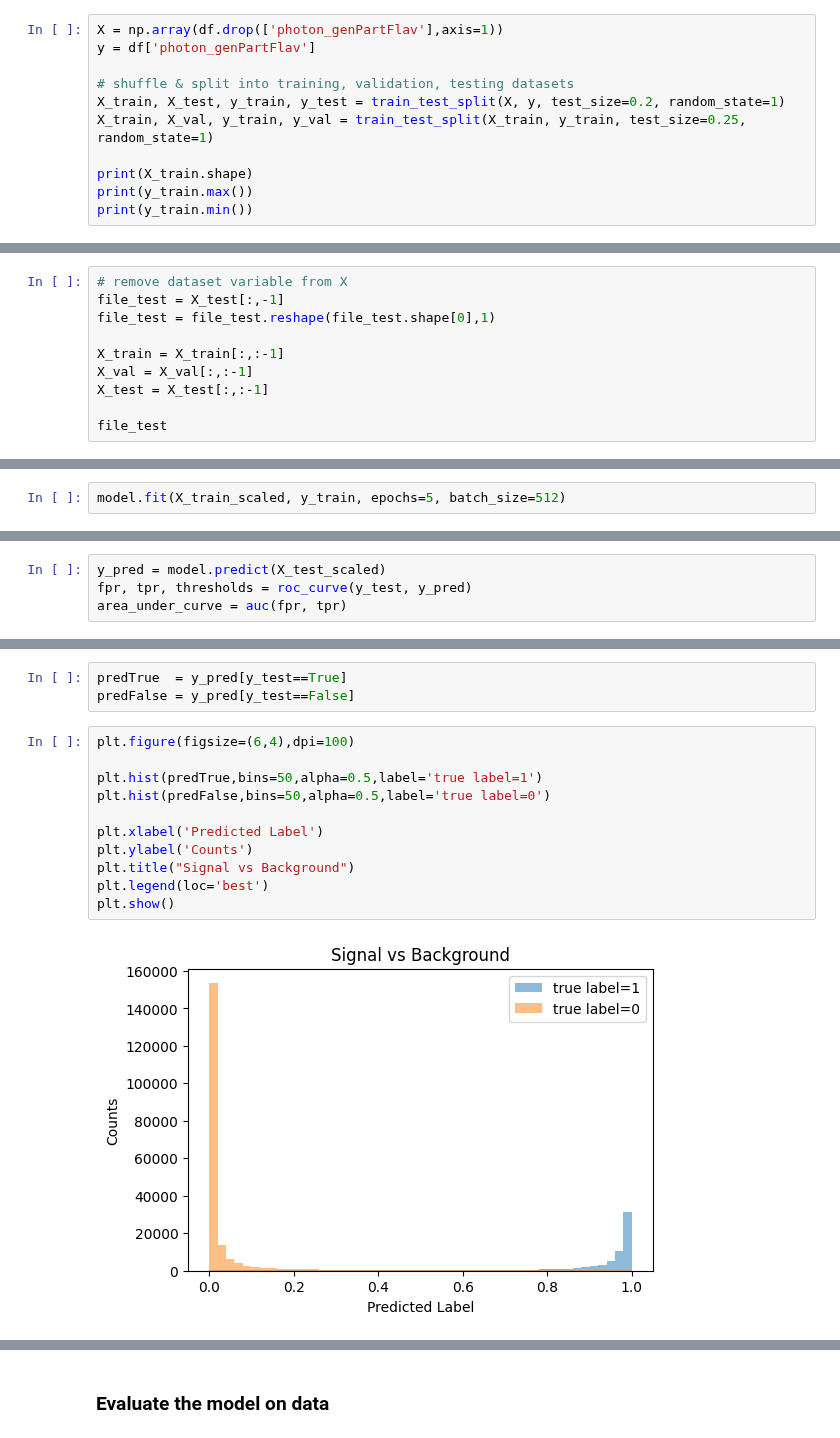
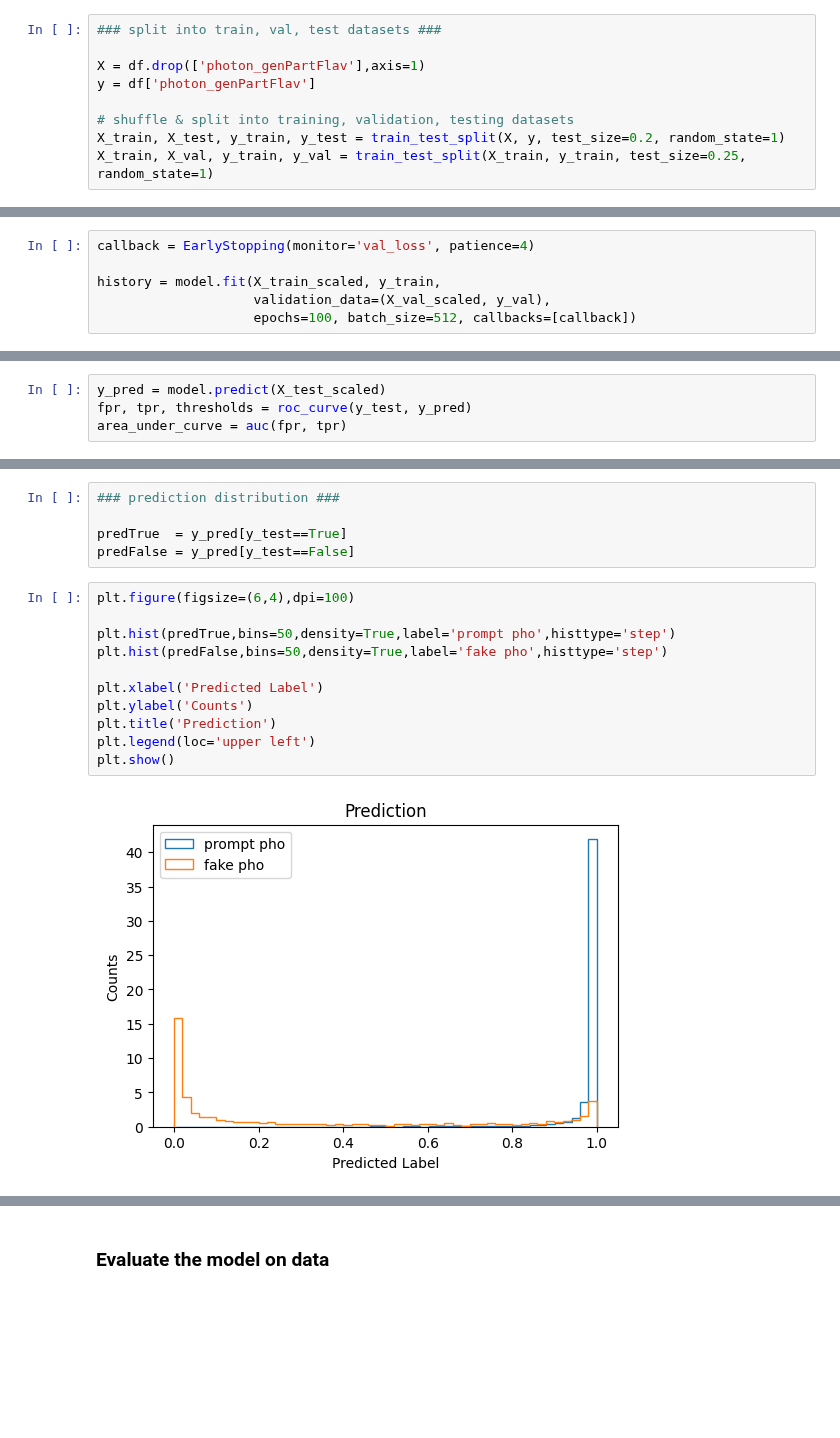
Before and after one commit to nbraukman/PhotonClassification, a Jupyter notebook: PhotonClassification.ipynb, the cells around one changed output, grey strips where cells are left out. Drawn from its saved outputs; the diff is of its cells as text; blank space fills up the shorter version.

```diff
--- a/PhotonClassification.ipynb
+++ b/PhotonClassification.ipynb
@@ -405,11 +358,9 @@ df.head()
 # %%
-X = np.array(df.drop(['photon_genPartFlav'],axis=1))
+### split into train, val, test datasets ###
+
+X = df.drop(['photon_genPartFlav'],axis=1)
 y = df['photon_genPartFlav']
 
 # shuffle & split into training, validation, testing datasets
 X_train, X_test, y_train, y_test = train_test_split(X, y, test_size=0.2, random_state=1)
 X_train, X_val, y_train, y_val = train_test_split(X_train, y_train, test_size=0.25, random_state=1)
-
-print(X_train.shape)
-print(y_train.max())
-print(y_train.min())
@@ -420,10 +366,0 @@ print(y_train.min())
-# %%
-# remove dataset variable from X
-file_test = X_test[:,-1]
-file_test = file_test.reshape(file_test.shape[0],1)
-
-X_train = X_train[:,:-1]
-X_val = X_val[:,:-1]
-X_test = X_test[:,:-1]
-
-file_test
@@ -467,5 +396,3 @@ Total params: 1,441
 Trainable params: 1,441
 Non-trainable params: 0
 _________________________________________________________________
-# %%
-model.fit(X_train_scaled, y_train, epochs=5, batch_size=512)
@@ -483,0 +399,6 @@ Epoch 5/5
+# %%
+callback = EarlyStopping(monitor='val_loss', patience=4)
+
+history = model.fit(X_train_scaled, y_train,
+                    validation_data=(X_val_scaled, y_val),
+                    epochs=100, batch_size=512, callbacks=[callback])
@@ -507,16 +467,18 @@ plt.show()
 # %%
+### prediction distribution ###
+
 predTrue  = y_pred[y_test==True]
 predFalse = y_pred[y_test==False]
 # %%
 plt.figure(figsize=(6,4),dpi=100)
 
-plt.hist(predTrue,bins=50,alpha=0.5,label='true label=1')
-plt.hist(predFalse,bins=50,alpha=0.5,label='true label=0')
+plt.hist(predTrue,bins=50,density=True,label='prompt pho',histtype='step')
+plt.hist(predFalse,bins=50,density=True,label='fake pho',histtype='step')
 
 plt.xlabel('Predicted Label')
 plt.ylabel('Counts')
-plt.title("Signal vs Background")
-plt.legend(loc='best')
+plt.title('Prediction')
+plt.legend(loc='upper left')
 plt.show()
 # %% [output]
-[figure, old version]
+[figure, new version]
```
Also changed, not shown: parts of 50 cells of this notebook, 3 other files.
